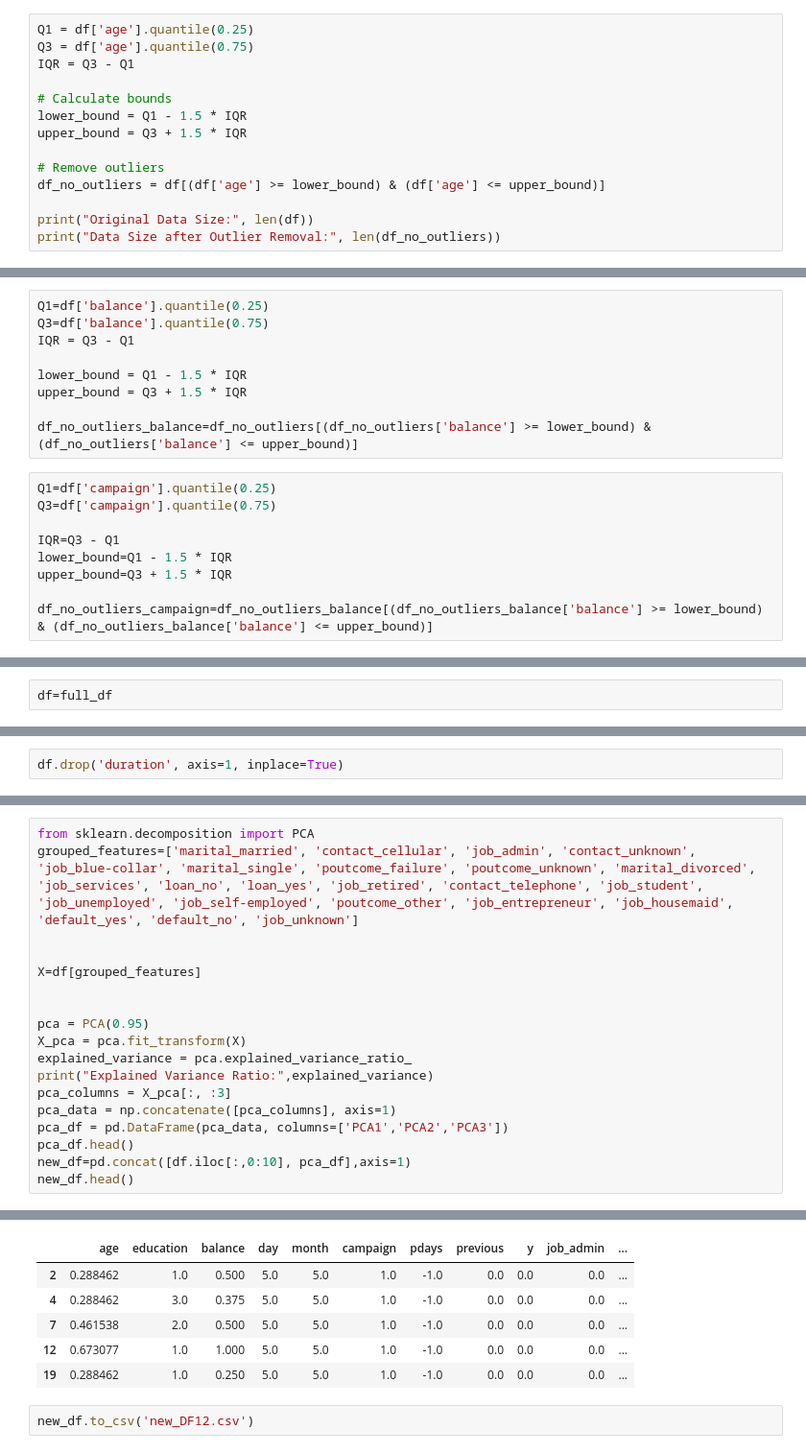
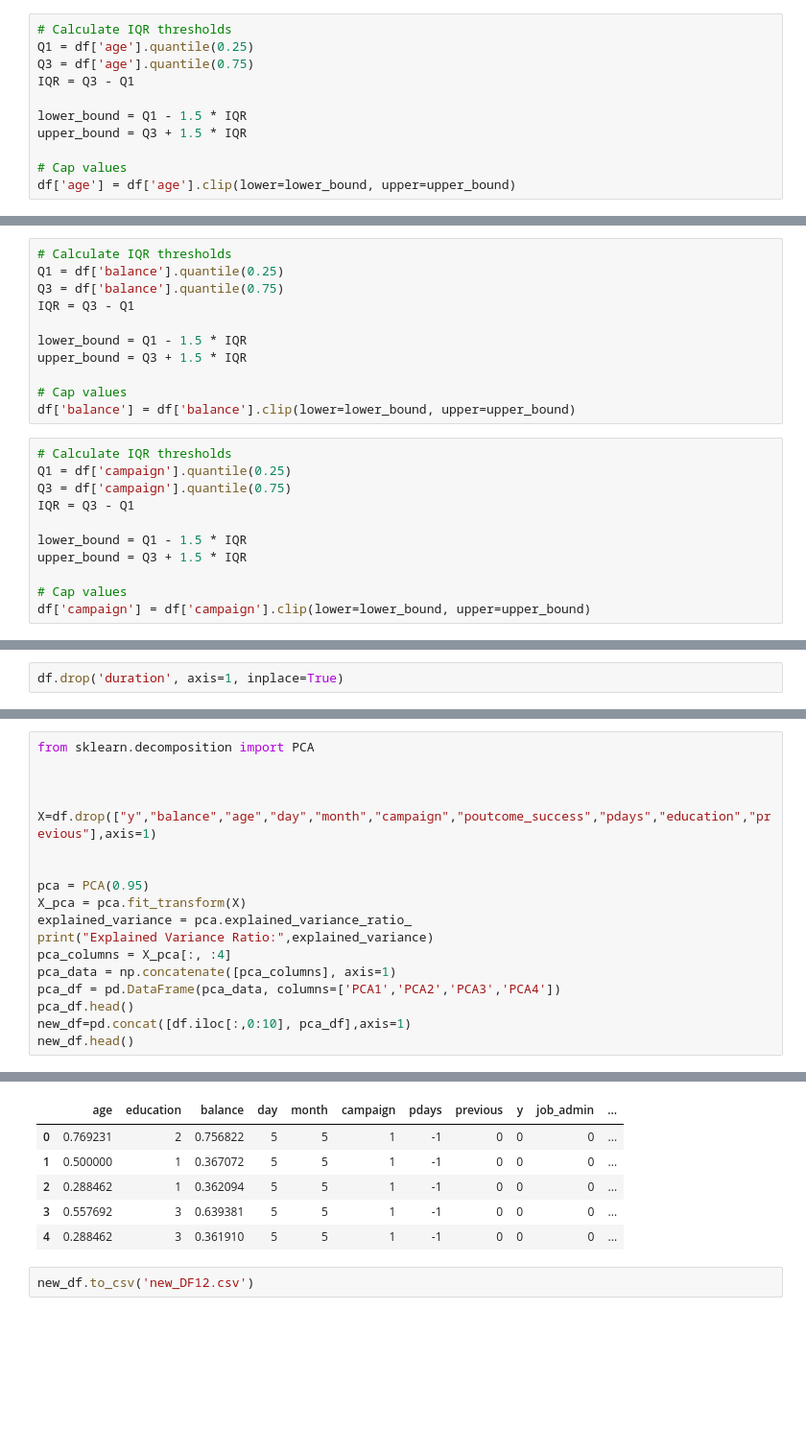
Before and after one commit to BinaraMendis7/Machine-learning, a Jupyter notebook: Mlcw.ipynb, the cells around one changed output, grey strips where cells are left out. Shown: that part at 96% size. Saved outputs shown, nothing was run; the diff lists cells and outputs as text; blank space fills up the shorter version.

```diff
--- a/Mlcw.ipynb
+++ b/Mlcw.ipynb
@@ -121,16 +121,13 @@ Skipping boxplot for column 'month' as it is not numeric.
 Skipping boxplot for column 'poutcome' as it is not numeric.
 Skipping boxplot for column 'y' as it is not numeric.
 # %%
+# Calculate IQR thresholds
 Q1 = df['age'].quantile(0.25)
 Q3 = df['age'].quantile(0.75)
 IQR = Q3 - Q1
 
-# Calculate bounds
 lower_bound = Q1 - 1.5 * IQR
 upper_bound = Q3 + 1.5 * IQR
 
-# Remove outliers
-df_no_outliers = df[(df['age'] >= lower_bound) & (df['age'] <= upper_bound)]
-
-print("Original Data Size:", len(df))
-print("Data Size after Outlier Removal:", len(df_no_outliers))
+# Cap values
+df['age'] = df['age'].clip(lower=lower_bound, upper=upper_bound)
@@ -140,20 +134,24 @@ Data Size after Outlier Removal: 44724
 # %%
-Q1=df['balance'].quantile(0.25)
-Q3=df['balance'].quantile(0.75)
+# Calculate IQR thresholds
+Q1 = df['balance'].quantile(0.25)
+Q3 = df['balance'].quantile(0.75)
 IQR = Q3 - Q1
 
 lower_bound = Q1 - 1.5 * IQR
 upper_bound = Q3 + 1.5 * IQR
 
-df_no_outliers_balance=df_no_outliers[(df_no_outliers['balance'] >= lower_bound) & (df_no_outliers['balance'] <= upper_bound)]
+# Cap values
+df['balance'] = df['balance'].clip(lower=lower_bound, upper=upper_bound)
 # %%
-Q1=df['campaign'].quantile(0.25)
-Q3=df['campaign'].quantile(0.75)
+# Calculate IQR thresholds
+Q1 = df['campaign'].quantile(0.25)
+Q3 = df['campaign'].quantile(0.75)
+IQR = Q3 - Q1
 
-IQR=Q3 - Q1
-lower_bound=Q1 - 1.5 * IQR
-upper_bound=Q3 + 1.5 * IQR
+lower_bound = Q1 - 1.5 * IQR
+upper_bound = Q3 + 1.5 * IQR
 
-df_no_outliers_campaign=df_no_outliers_balance[(df_no_outliers_balance['balance'] >= lower_bound) & (df_no_outliers_balance['balance'] <= upper_bound)]
+# Cap values
+df['campaign'] = df['campaign'].clip(lower=lower_bound, upper=upper_bound)
 # %%
 plt.figure(figsize=(8, 5))
@@ -276,2 +196,0 @@ memory usage: 561.4+ KB
-# %%
-df=full_df
@@ -493,19 +356,19 @@ df.head()
 5 rows × 37 columns
 # %%
 from sklearn.decomposition import PCA
-grouped_features=['marital_married', 'contact_cellular', 'job_admin', 'contact_unknown', 'job_blue-collar', 'marital_single', 'poutcome_failure', 'poutcome_unknown', 'marital_divorced', 'job_services', 'loan_no', 'loan_yes', 'job_retired', 'contact_telephone', 'job_student', 'job_unemployed', 'job_self-employed', 'poutcome_other', 'job_entrepreneur', 'job_housemaid', 'default_yes', 'default_no', 'job_unknown']
 
 
-X=df[grouped_features]
+
+X=df.drop(["y","balance","age","day","month","campaign","poutcome_success","pdays","education","previous"],axis=1)
 
 
 pca = PCA(0.95)
 X_pca = pca.fit_transform(X)
 explained_variance = pca.explained_variance_ratio_
 print("Explained Variance Ratio:",explained_variance)
-pca_columns = X_pca[:, :3]
+pca_columns = X_pca[:, :4]
 pca_data = np.concatenate([pca_columns], axis=1)
-pca_df = pd.DataFrame(pca_data, columns=['PCA1','PCA2','PCA3'])
+pca_df = pd.DataFrame(pca_data, columns=['PCA1','PCA2','PCA3','PCA4'])
 pca_df.head()
 new_df=pd.concat([df.iloc[:,0:10], pca_df],axis=1)
 new_df.head()
@@ -516,9 +379,9 @@ Explained Variance Ratio: [0.19079266 0.17576567 0.13399226 0.07876761 0.0762510
 |  | age | education | balance | day | month | campaign | pdays | previous | y | job_admin | ... |
-| 2 | 0.288462 | 1.0 | 0.500 | 5.0 | 5.0 | 1.0 | -1.0 | 0.0 | 0.0 | 0.0 | ... |
-| 4 | 0.288462 | 3.0 | 0.375 | 5.0 | 5.0 | 1.0 | -1.0 | 0.0 | 0.0 | 0.0 | ... |
-| 7 | 0.461538 | 2.0 | 0.500 | 5.0 | 5.0 | 1.0 | -1.0 | 0.0 | 0.0 | 0.0 | ... |
-| 12 | 0.673077 | 1.0 | 1.000 | 5.0 | 5.0 | 1.0 | -1.0 | 0.0 | 0.0 | 0.0 | ... |
-| 19 | 0.288462 | 1.0 | 0.250 | 5.0 | 5.0 | 1.0 | -1.0 | 0.0 | 0.0 | 0.0 | ... |
+| 0 | 0.769231 | 2 | 0.756822 | 5 | 5 | 1 | -1 | 0 | 0 | 0 | ... |
+| 1 | 0.500000 | 1 | 0.367072 | 5 | 5 | 1 | -1 | 0 | 0 | 0 | ... |
+| 2 | 0.288462 | 1 | 0.362094 | 5 | 5 | 1 | -1 | 0 | 0 | 0 | ... |
+| 3 | 0.557692 | 3 | 0.639381 | 5 | 5 | 1 | -1 | 0 | 0 | 0 | ... |
+| 4 | 0.288462 | 3 | 0.361910 | 5 | 5 | 1 | -1 | 0 | 0 | 0 | ... |
 # %%
 new_df.to_csv('new_DF12.csv')
 # %%
```
Also changed, not shown: parts of 20 cells of this notebook.
